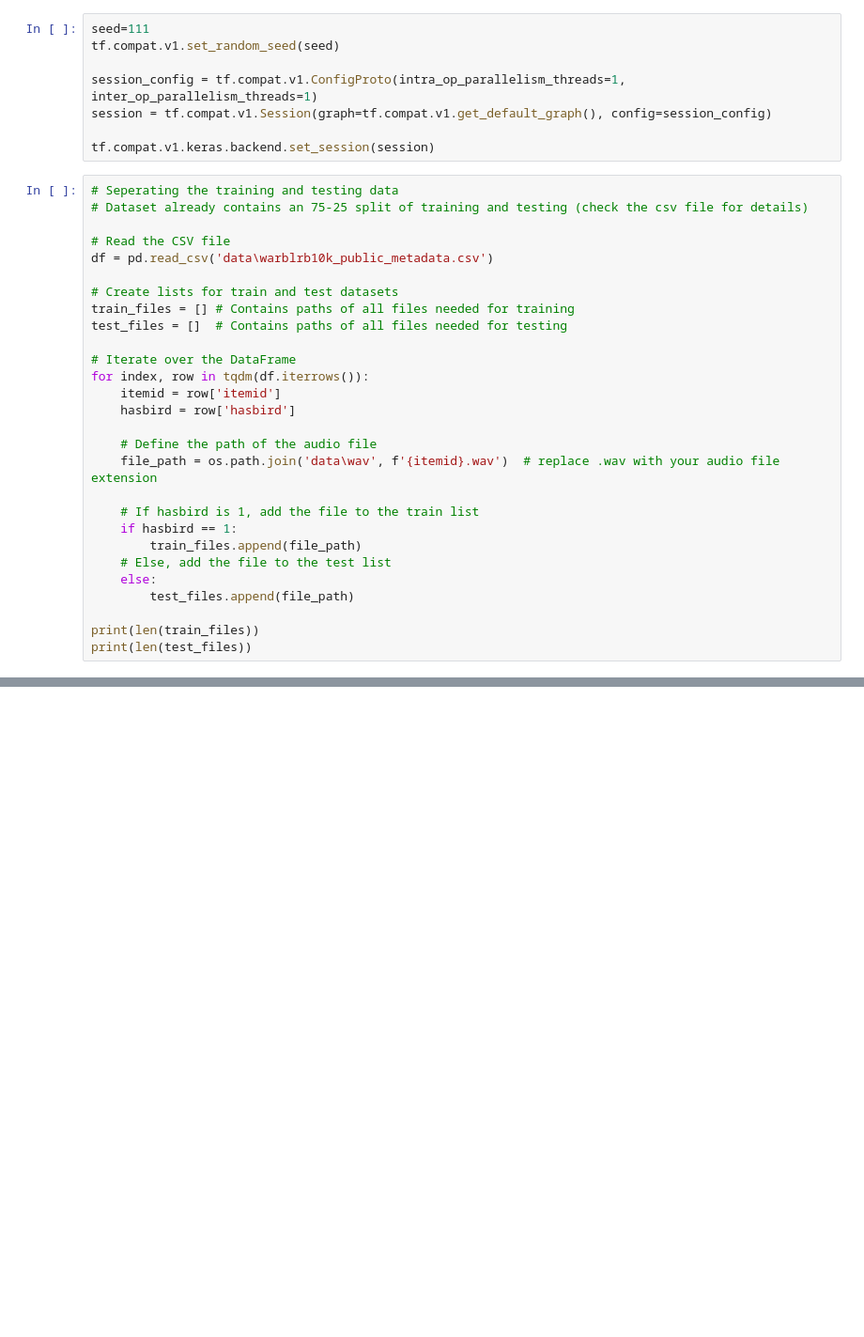
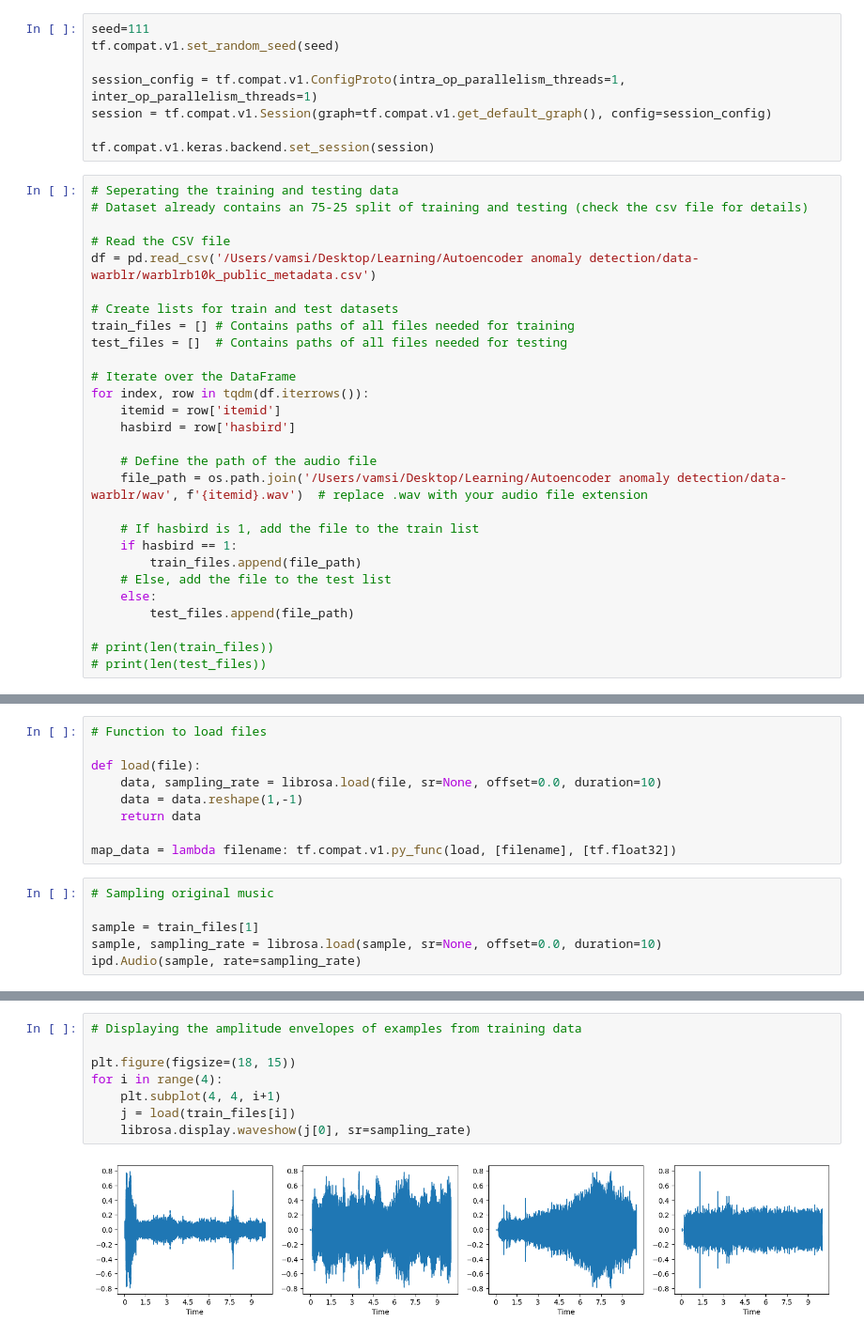
Before and after one commit to vamsi-karnam/Autoencoder-anomaly-detection, a Jupyter notebook: main.ipynb, the cells around one changed output, grey strips where cells are left out. Shown at 94% size. Saved outputs shown, nothing was run; the diff lists cells and outputs as text; blank space fills up the shorter version.

```diff
--- a/main.ipynb
+++ b/main.ipynb
@@ -154,7 +44,7 @@ tf.compat.v1.keras.backend.set_session(session)
 # Dataset already contains an 75-25 split of training and testing (check the csv file for details)
 
 # Read the CSV file
-df = pd.read_csv('data\warblrb10k_public_metadata.csv')
+df = pd.read_csv('/Users/vamsi/Desktop/Learning/Autoencoder anomaly detection/data-warblr/warblrb10k_public_metadata.csv')
 
 # Create lists for train and test datasets
 train_files = [] # Contains paths of all files needed for training
@@ -166,7 +56,7 @@ for index, row in tqdm(df.iterrows()):
     hasbird = row['hasbird']
 
     # Define the path of the audio file
-    file_path = os.path.join('data\wav', f'{itemid}.wav')  # replace .wav with your audio file extension
+    file_path = os.path.join('/Users/vamsi/Desktop/Learning/Autoencoder anomaly detection/data-warblr/wav', f'{itemid}.wav')  # replace .wav with your audio file extension
 
     # If hasbird is 1, add the file to the train list
     if hasbird == 1:
@@ -175,7 +65,7 @@ for index, row in tqdm(df.iterrows()):
     else:
         test_files.append(file_path)
 
-print(len(train_files))
-print(len(test_files))
+# print(len(train_files))
+# print(len(test_files))
 # %% [output]
 6045
@@ -186,0 +84,15 @@ print(len(test_files))
+# %%
+# Function to load files
+
+def load(file):
+    data, sampling_rate = librosa.load(file, sr=None, offset=0.0, duration=10)
+    data = data.reshape(1,-1)
+    return data
+
+map_data = lambda filename: tf.compat.v1.py_func(load, [filename], [tf.float32])
+# %%
+# Sampling original music
+
+sample = train_files[1]
+sample, sampling_rate = librosa.load(sample, sr=None, offset=0.0, duration=10)
+ipd.Audio(sample, rate=sampling_rate)
@@ -186,0 +101,10 @@ print(len(test_files))
+# %%
+# Displaying the amplitude envelopes of examples from training data
+
+plt.figure(figsize=(18, 15))
+for i in range(4):
+    plt.subplot(4, 4, i+1)
+    j = load(train_files[i])
+    librosa.display.waveshow(j[0], sr=sampling_rate)
+# %% [output]
+[figure, added]
```
Also changed, not shown: parts of 12 cells of this notebook.
